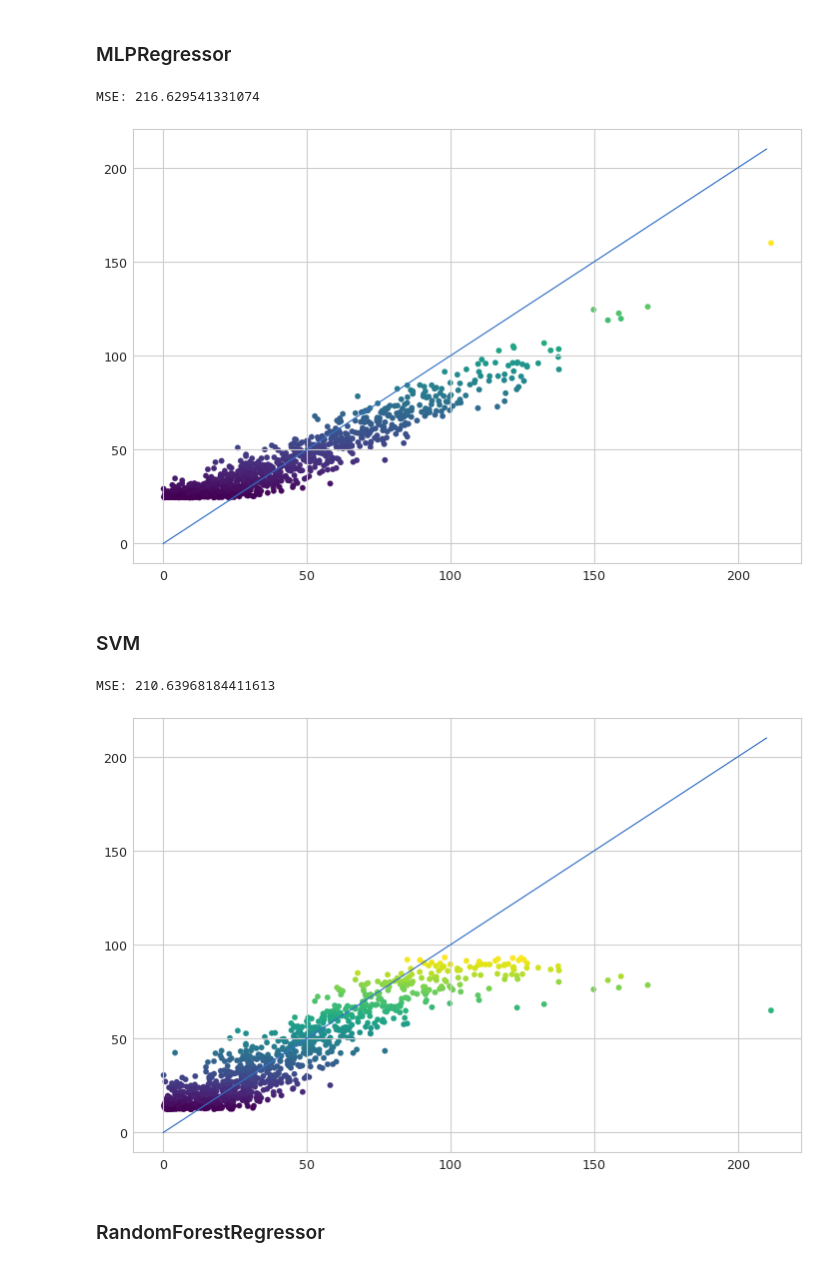
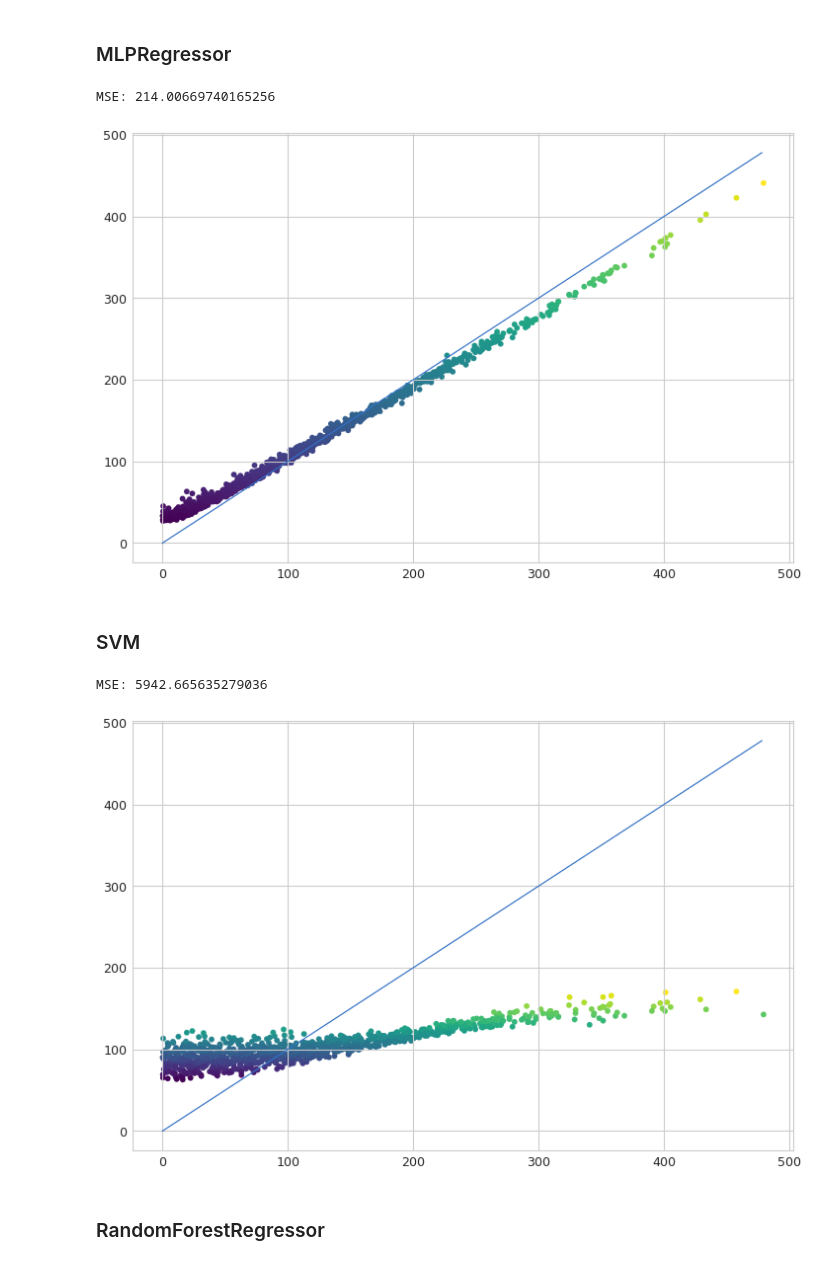
Before and after one commit to daireiscool/complex_machine_learning, a Jupyter notebook: LinearRegression.ipynb, the cells around one changed output. Drawn from its saved outputs; the diff is of its cells as text; code cells hidden in the pictures.

```diff
--- a/LinearRegression.ipynb
+++ b/LinearRegression.ipynb
@@ -89,9 +81,9 @@ MSE: 84.61791430090202
 # %% [markdown]
 # Compare to Real valued Linear Regression
 # %%
-lr = LinearRegression(alpha = 0.005, n_iter=10000)
+lr = LinearRegression(alpha = 0.01, n_iter=10000)
 
-lr.fit(X, y)
+lr.fit(X_train, y_train)
 # %%
 # Plotting loss
 plt.plot(lr.loss)
@@ -126,11 +126,11 @@ for j in range(history[0].shape[0]):
 from sklearn.linear_model import LinearRegression as SklearnLinearRegression
 lin_r = SklearnLinearRegression()
 
-lin_r.fit(X, y)
+lin_r.fit(X_train, y_train)
 
 # Comparing predicted and expected results
-plt.scatter(x = y, y = lin_r.predict(X), c = lin_r.predict(X))
-plt.plot(range(int(min(y)),int(max(y))), range(int(min(y)),int(max(y))))
+plt.scatter(x = y_test, y = lin_r.predict(X_test), c = lin_r.predict(X_test))
+plt.plot(range(int(min(y_test)),int(max(y_test))), range(int(min(y_test)),int(max(y_test))))
 
-print(f"MSE: {sum((y - lin_r.predict(X))**2)/len(y)}")
+print(f"MSE: {sum((y_test - lin_r.predict(X_test))**2)/len(y_test)}")
 # %% [output]
@@ -144,11 +144,11 @@ MSE: 1027.837018871435
 from sklearn.linear_model import SGDRegressor
 sgd_r = SGDRegressor()
 
-sgd_r.fit(X, y)
+sgd_r.fit(X_train, y_train)
 
 # Comparing predicted and expected results
-plt.scatter(x = y, y = sgd_r.predict(X), c = sgd_r.predict(X))
-plt.plot(range(int(min(y)),int(max(y))), range(int(min(y)),int(max(y))))
+plt.scatter(x = y_test, y = sgd_r.predict(X_test), c = sgd_r.predict(X_test))
+plt.plot(range(int(min(y_test)),int(max(y_test))), range(int(min(y_test)),int(max(y_test))))
 
-print(f"MSE: {sum((y - sgd_r.predict(X))**2)/len(y)}")
+print(f"MSE: {sum((y_test - sgd_r.predict(X_test))**2)/len(y_test)}")
 # %% [output]
@@ -160,32 +160,32 @@ MSE: 1027.8494575731986
 from sklearn.neural_network import MLPRegressor
 mlp_r = MLPRegressor()
 
-mlp_r.fit(X, y)
+mlp_r.fit(X_train, y_train)
 
 # Comparing predicted and expected results
-plt.scatter(x = y, y = mlp_r.predict(X), c = mlp_r.predict(X))
-plt.plot(range(int(min(y)),int(max(y))), range(int(min(y)),int(max(y))))
+plt.scatter(x = y_test, y = mlp_r.predict(X_test), c = mlp_r.predict(X_test))
+plt.plot(range(int(min(y_test)),int(max(y_test))), range(int(min(y_test)),int(max(y_test))))
 
-print(f"MSE: {sum((y - mlp_r.predict(X))**2)/len(y)}")
+print(f"MSE: {sum((y_test - mlp_r.predict(X_test))**2)/len(y_test)}")
 # %% [output]
-MSE: 216.629541331074
+MSE: 214.00669740165256
-[figure, old version]
+[figure, new version]
 # %% [markdown]
 ### SVM
 # %%
 from sklearn.svm import SVR
 svm_r = SVR()
 
-svm_r.fit(X, y)
+svm_r.fit(X_train, y_train)
 
 # Comparing predicted and expected results
-plt.scatter(x = y, y = svm_r.predict(X), c = svm_r.predict(X))
-plt.plot(range(int(min(y)),int(max(y))), range(int(min(y)),int(max(y))))
+plt.scatter(x = y_test, y = svm_r.predict(X_test), c = svm_r.predict(X_test))
+plt.plot(range(int(min(y_test)),int(max(y_test))), range(int(min(y_test)),int(max(y_test))))
 
-print(f"MSE: {sum((y - svm_r.predict(X))**2)/len(y)}")
+print(f"MSE: {sum((y_test - svm_r.predict(X_test))**2)/len(y_test)}")
 # %% [output]
-MSE: 210.63968184411613
+MSE: 5942.665635279036
-[figure, old version]
+[figure, new version]
 # %% [markdown]
 ### RandomForestRegressor
 # %%
```
Also changed, not shown: parts of 17 cells of this notebook, 6 other files.
